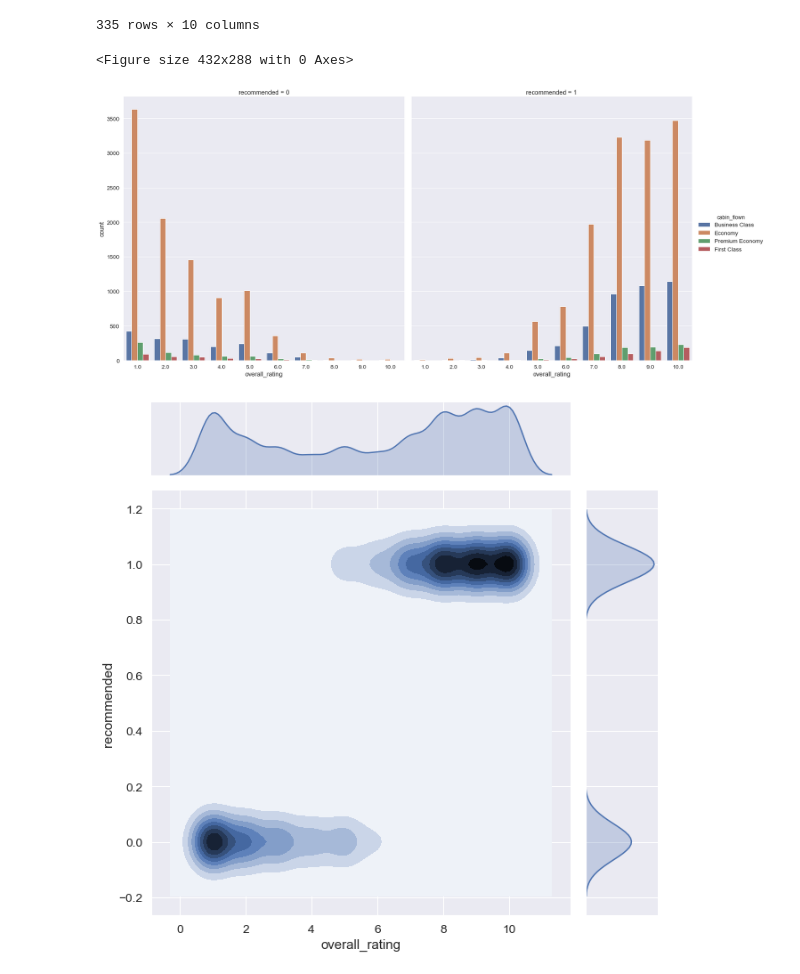
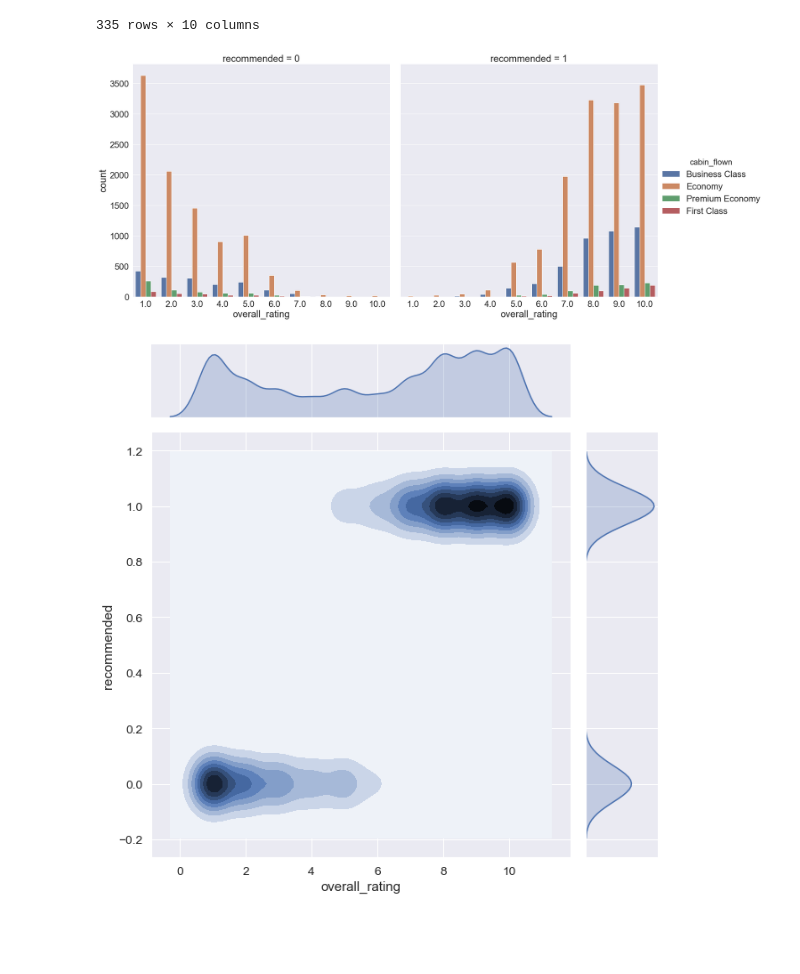
Before and after one commit to monikakrajnc/Capstone-Project-2, a Jupyter notebook: Exploratory_data_analysis.ipynb, the cells around one changed output. Drawn from its saved outputs; the diff is of its cells as text; code cells hidden in the pictures; blank space fills up the shorter version.

```diff
--- a/Exploratory_data_analysis.ipynb
+++ b/Exploratory_data_analysis.ipynb
@@ -886,12 +859,11 @@ data_112_most_entries.groupby(['airline_name', 'cabin_flown']).agg({'overall_rat
 335 rows × 10 columns
 # %%
 # plot overall rating based on the flight class and recommendation
-plt.figure()
+sns.set(font_scale=2)
 _  = sns.catplot(x='overall_rating', hue='cabin_flown', col='recommended', data=data_112_most_entries, kind='count', height=10)
 plt.show()
 # %% [output]
-<Figure size 432x288 with 0 Axes>
-[figure, old version]
+[figure, new version]
 # %%
 # plot kernel density estimation between overall rating and recommended
 sns.jointplot(x='overall_rating', y='recommended', data=data_112_most_entries, kind='kde', height=9);
```
Also changed, not shown: parts of 17 cells of this notebook, 6 other files.
